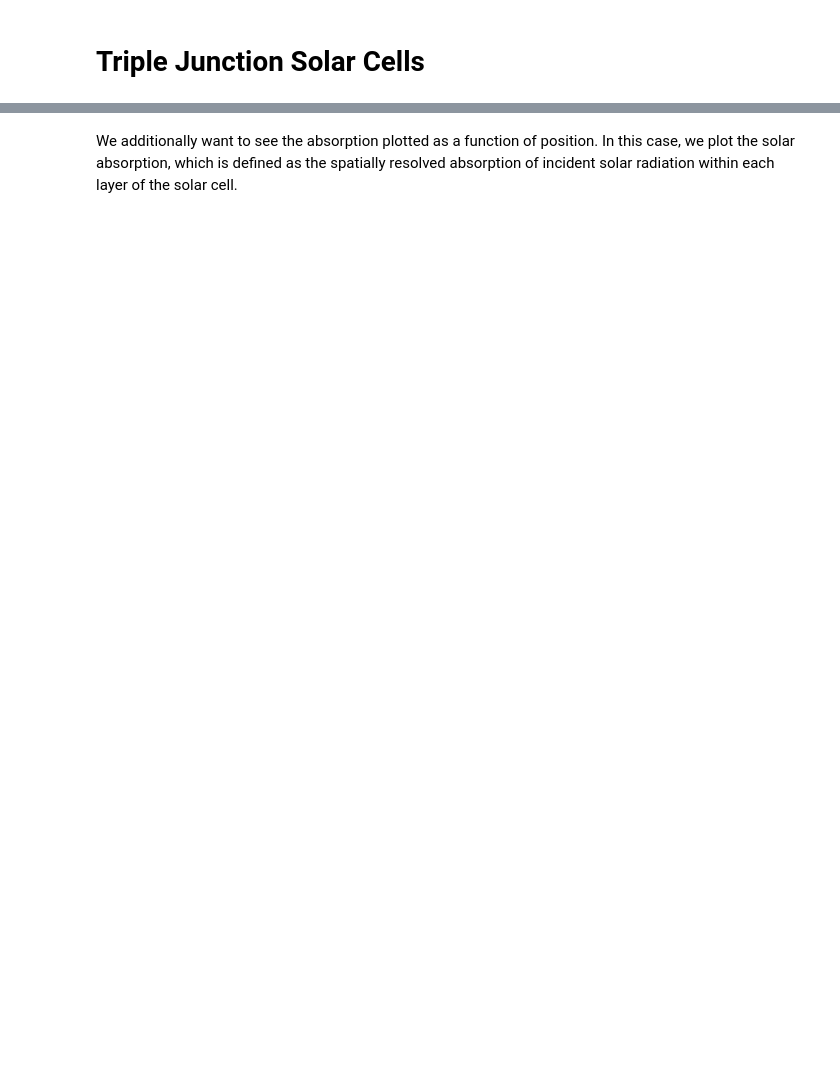
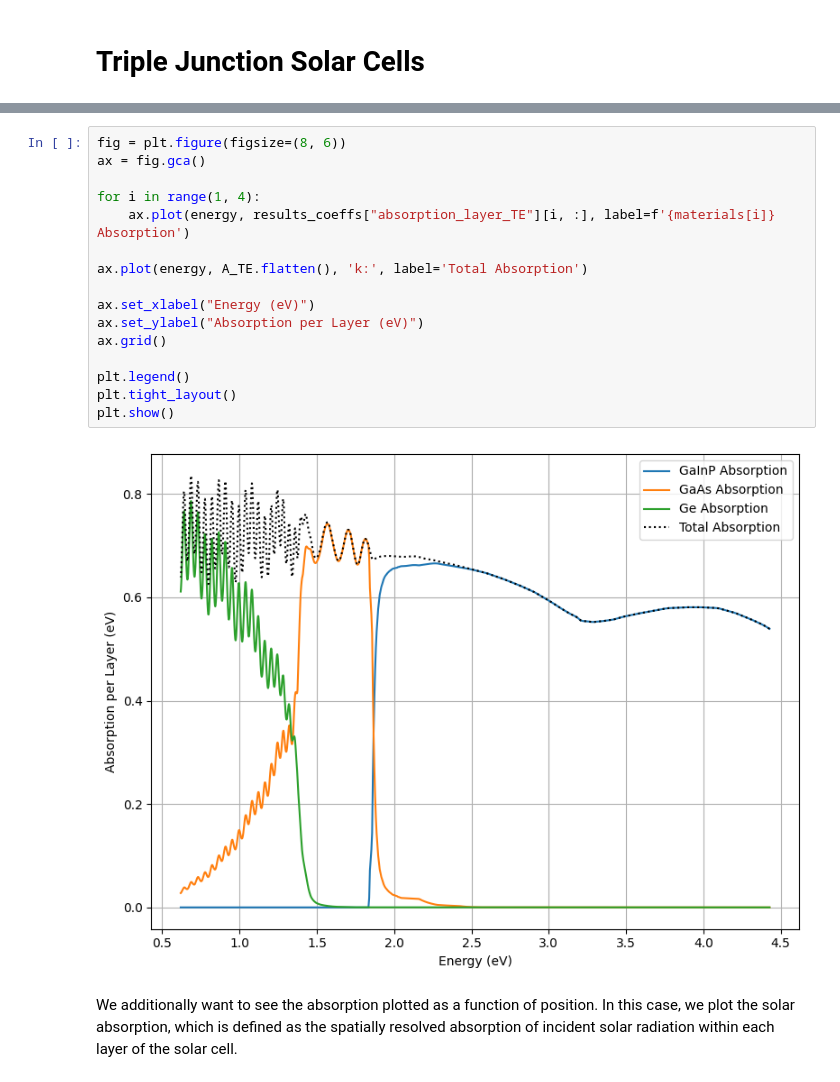
Before and after one commit to JaxLayerLumos/JaxLayerLumos, a Jupyter notebook: examples/triple-junction-solar-cells.ipynb, the cells around one changed output, grey strips where cells are left out. Saved outputs shown, nothing was run; the diff lists cells and outputs as text; blank space fills up the shorter version.

```diff
--- a/examples/triple-junction-solar-cells.ipynb
+++ b/examples/triple-junction-solar-cells.ipynb
@@ -72,3 +50,21 @@ Text(0, 0.5, 'Absorption per Layer (eV)')
+# %%
+fig = plt.figure(figsize=(8, 6))
+ax = fig.gca()
+
+for i in range(1, 4):
+    ax.plot(energy, results_coeffs["absorption_layer_TE"][i, :], label=f'{materials[i]} Absorption')
+
+ax.plot(energy, A_TE.flatten(), 'k:', label='Total Absorption')
+
+ax.set_xlabel("Energy (eV)")
+ax.set_ylabel("Absorption per Layer (eV)")
+ax.grid()
+
+plt.legend()
+plt.tight_layout()
+plt.show()
+# %% [output]
+[figure, added]
 # %% [markdown]
 We additionally want to see the absorption plotted as a function of position. In this case, we plot the solar absorption, which is defined as the spatially resolved absorption of incident solar radiation within each layer of the solar cell.
 # %%
```
Also changed, not shown: parts of 10 cells of this notebook.
